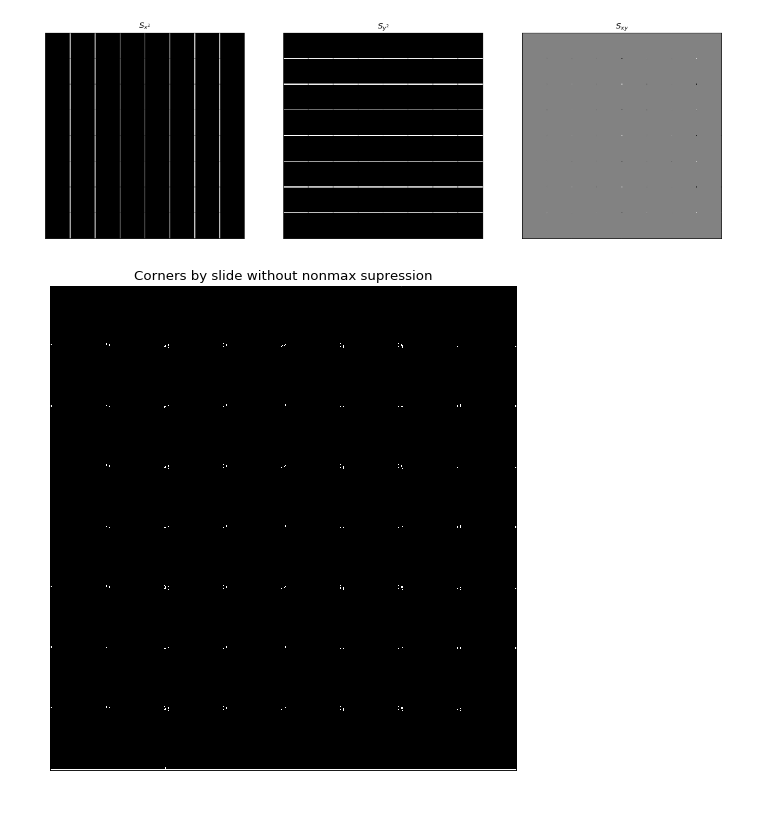
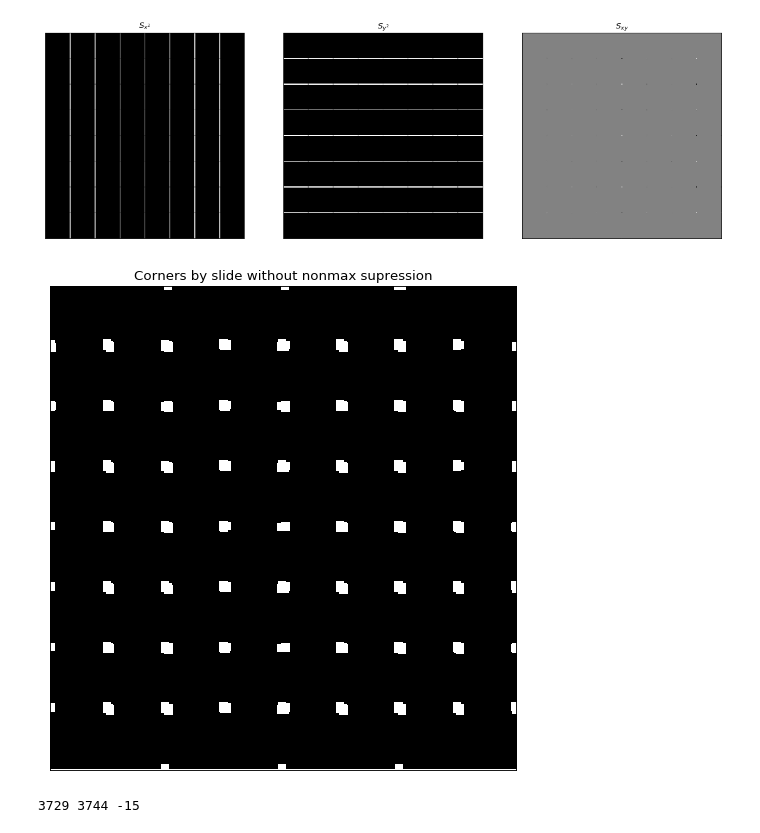
Before and after one commit to jpeumesmo/quizs_computer_Vision, a Jupyter notebook: quiz_4/quiz_4_edson_joao-pedro.ipynb, the cells around one changed output. Cells and saved outputs as stored; diff of their text form; code cells hidden in the pictures.

```diff
--- a/quiz_4/quiz_4_edson_joao-pedro.ipynb
+++ b/quiz_4/quiz_4_edson_joao-pedro.ipynb
@@ -122,13 +122,16 @@ for i in range(img.shape[0]):
         if R > threshold:
             out[i][j] = 1.0
 # %%
+out = cv2.dilate(out,np.ones((5,5)),iterations = 5)
+
+
 fig=plt.figure(figsize=(9, 8), dpi= 80, facecolor='w', edgecolor='k')
 plt.imshow(out,cmap='gray')
 plt.xticks([]),plt.yticks([])
 plt.title('Corners by slide without nonmax supression')
 plt.show()
 # %% [output]
-[figure, old version]
+[figure, new version]
 # %%
 ###BOOK CODE
 k = 0.04
@@ -156,2 +165,12 @@ for eig,i,j in possible_corners:
+# %%
+todelete = np.unique(np.array(todelete))
+# todelete
+print (len(todelete),len(possible_corners),len(todelete)-len(possible_corners))
+# for idx in enumerate(possible_corners):
+#     if idx in todelete
+corners = possible_corners.copy()
+corners = np.delete(corners,todelete)
+# %% [output]
+3729 3744 -15
 # %%
 out_book = np.zeros(gray.shape)
```
Also changed, not shown: parts of 5 cells of this notebook.
